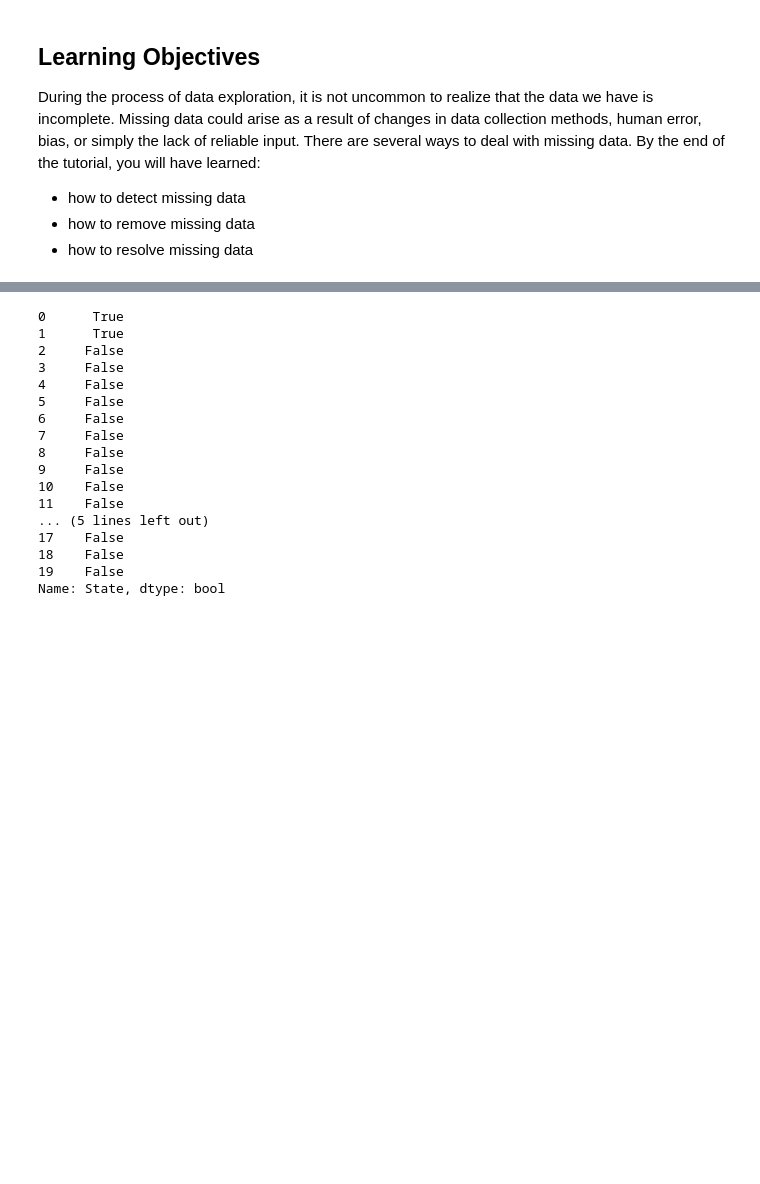
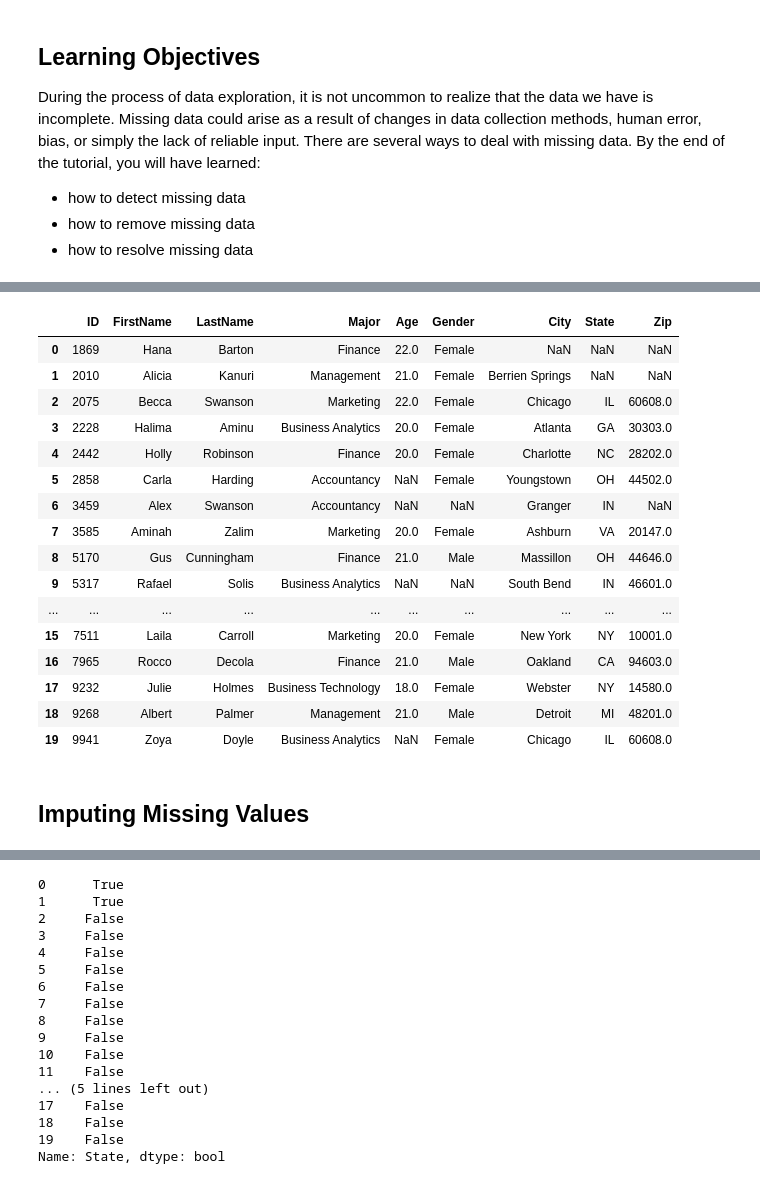
Before and after one commit to Minhhoang2606/Machine-learning-with-Python-Foundations, a Jupyter notebook: 04/04_02e.ipynb, the cells around one changed output, grey strips where cells are left out. Saved outputs shown, nothing was run; the diff lists cells and outputs as text; code cells hidden in the pictures; blank space fills up the shorter version.

Commit message:
How to deal with missing data in Python

```diff
--- a/04/04_02e.ipynb
+++ b/04/04_02e.ipynb
@@ -33,0 +146,26 @@ students
+# %%
+# Drop columns with less than 50% non-missing values
+cleaned_data = students.dropna(axis=1, thresh=10)
+
+# Preview the result
+cleaned_data
+# %% [output]
+|  | ID | FirstName | LastName | Major | Age | Gender | City | State | Zip |
+| 0 | 1869 | Hana | Barton | Finance | 22.0 | Female | NaN | NaN | NaN |
+| 1 | 2010 | Alicia | Kanuri | Management | 21.0 | Female | Berrien Springs | NaN | NaN |
+| 2 | 2075 | Becca | Swanson | Marketing | 22.0 | Female | Chicago | IL | 60608.0 |
+| 3 | 2228 | Halima | Aminu | Business Analytics | 20.0 | Female | Atlanta | GA | 30303.0 |
+| 4 | 2442 | Holly | Robinson | Finance | 20.0 | Female | Charlotte | NC | 28202.0 |
+| 5 | 2858 | Carla | Harding | Accountancy | NaN | Female | Youngstown | OH | 44502.0 |
+| 6 | 3459 | Alex | Swanson | Accountancy | NaN | NaN | Granger | IN | NaN |
+| 7 | 3585 | Aminah | Zalim | Marketing | 20.0 | Female | Ashburn | VA | 20147.0 |
+| 8 | 5170 | Gus | Cunningham | Finance | 21.0 | Male | Massillon | OH | 44646.0 |
+| 9 | 5317 | Rafael | Solis | Business Analytics | NaN | NaN | South Bend | IN | 46601.0 |
+| ... | ... | ... | ... | ... | ... | ... | ... | ... | ... |
+| 15 | 7511 | Laila | Carroll | Marketing | 20.0 | Female | New York | NY | 10001.0 |
+| 16 | 7965 | Rocco | Decola | Finance | 21.0 | Male | Oakland | CA | 94603.0 |
+| 17 | 9232 | Julie | Holmes | Business Technology | 18.0 | Female | Webster | NY | 14580.0 |
+| 18 | 9268 | Albert | Palmer | Management | 21.0 | Male | Detroit | MI | 48201.0 |
+| 19 | 9941 | Zoya | Doyle | Business Analytics | NaN | Female | Chicago | IL | 60608.0 |
+# %% [markdown]
+## Imputing Missing Values
```
Also changed, not shown: parts of 12 cells of this notebook.
